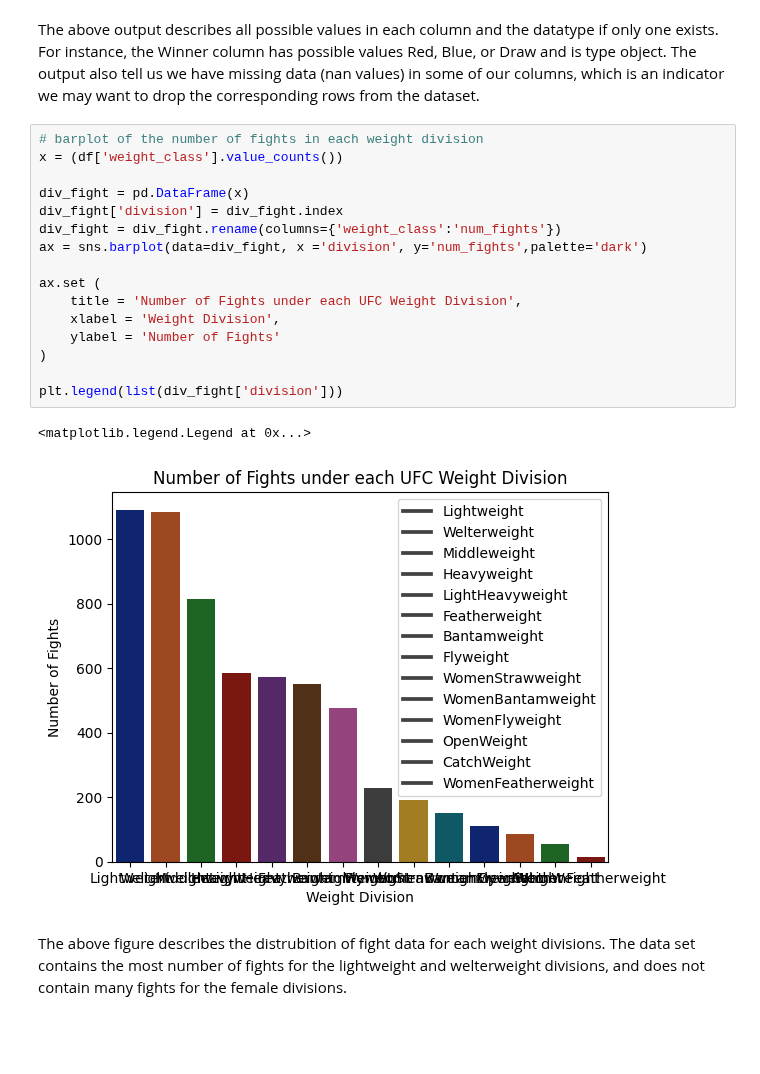
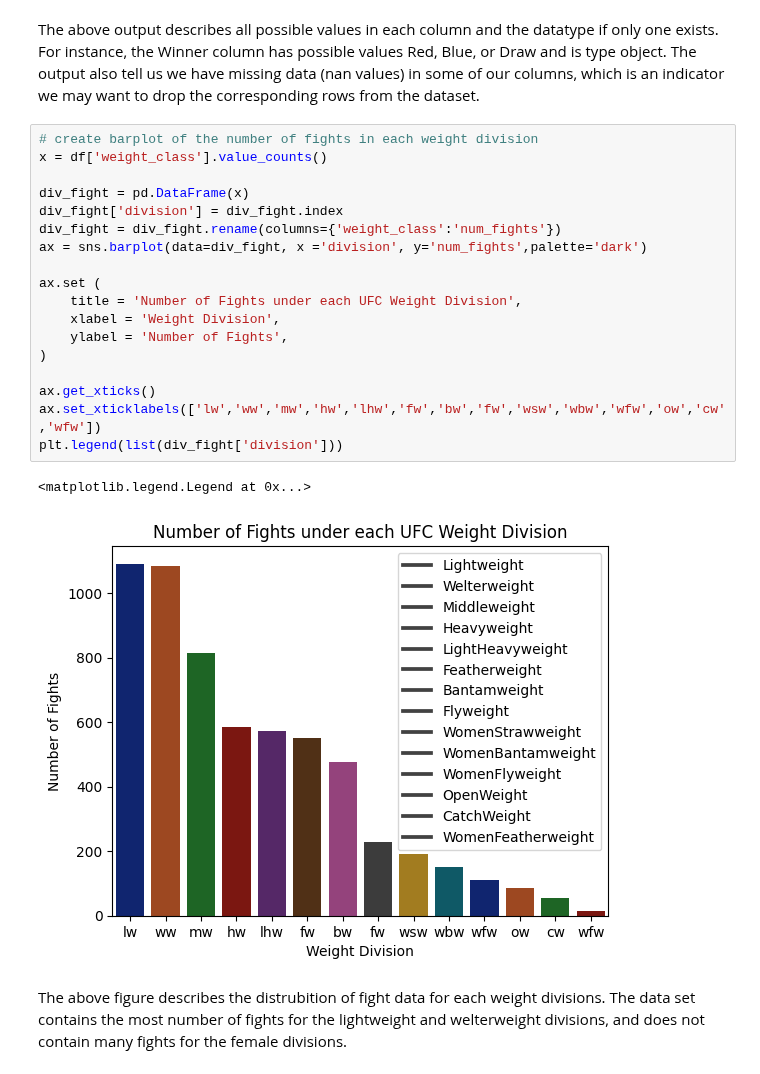
Before and after one commit to ubco-W2022T1-cosc301/project-group20, a Jupyter notebook: notebooks/analysis1.ipynb, the cells around one changed output. Saved outputs shown, nothing was run; the diff lists cells and outputs as text; blank space fills up the shorter version.

```diff
--- a/notebooks/analysis1.ipynb
+++ b/notebooks/analysis1.ipynb
@@ -121,23 +119,25 @@ array([31., 32., 28., 29., 27., 35., 24., 30., 33., 34., 26., 25., 23.,
 # %% [markdown]
 The above output describes all possible values in each column and the datatype if only one exists. For instance, the Winner column has possible values Red, Blue, or Draw and is type object. The output also tell us we have missing data (nan values) in some of our columns, which is an indicator we may want to drop the corresponding rows from the dataset.
 # %%
-# barplot of the number of fights in each weight division
-x = (df['weight_class'].value_counts())
+# create barplot of the number of fights in each weight division
+x = df['weight_class'].value_counts()
 
 div_fight = pd.DataFrame(x)
 div_fight['division'] = div_fight.index
 div_fight = div_fight.rename(columns={'weight_class':'num_fights'})
 ax = sns.barplot(data=div_fight, x ='division', y='num_fights',palette='dark')
 
 ax.set (
     title = 'Number of Fights under each UFC Weight Division',
     xlabel = 'Weight Division',
-    ylabel = 'Number of Fights'
+    ylabel = 'Number of Fights',
 )
 
+ax.get_xticks()
+ax.set_xticklabels(['lw','ww','mw','hw','lhw','fw','bw','fw','wsw','wbw','wfw','ow','cw','wfw'])
 plt.legend(list(div_fight['division']))
 # %% [output]
 <matplotlib.legend.Legend at 0x...>
-[figure, old version]
+[figure, new version]
 # %% [markdown]
 The above figure describes the distrubition of fight data for each weight divisions. The data set contains the most number of fights for the lightweight and welterweight divisions, and does not contain many fights for the female divisions.
```
Also changed, not shown: parts of 22 cells of this notebook.
